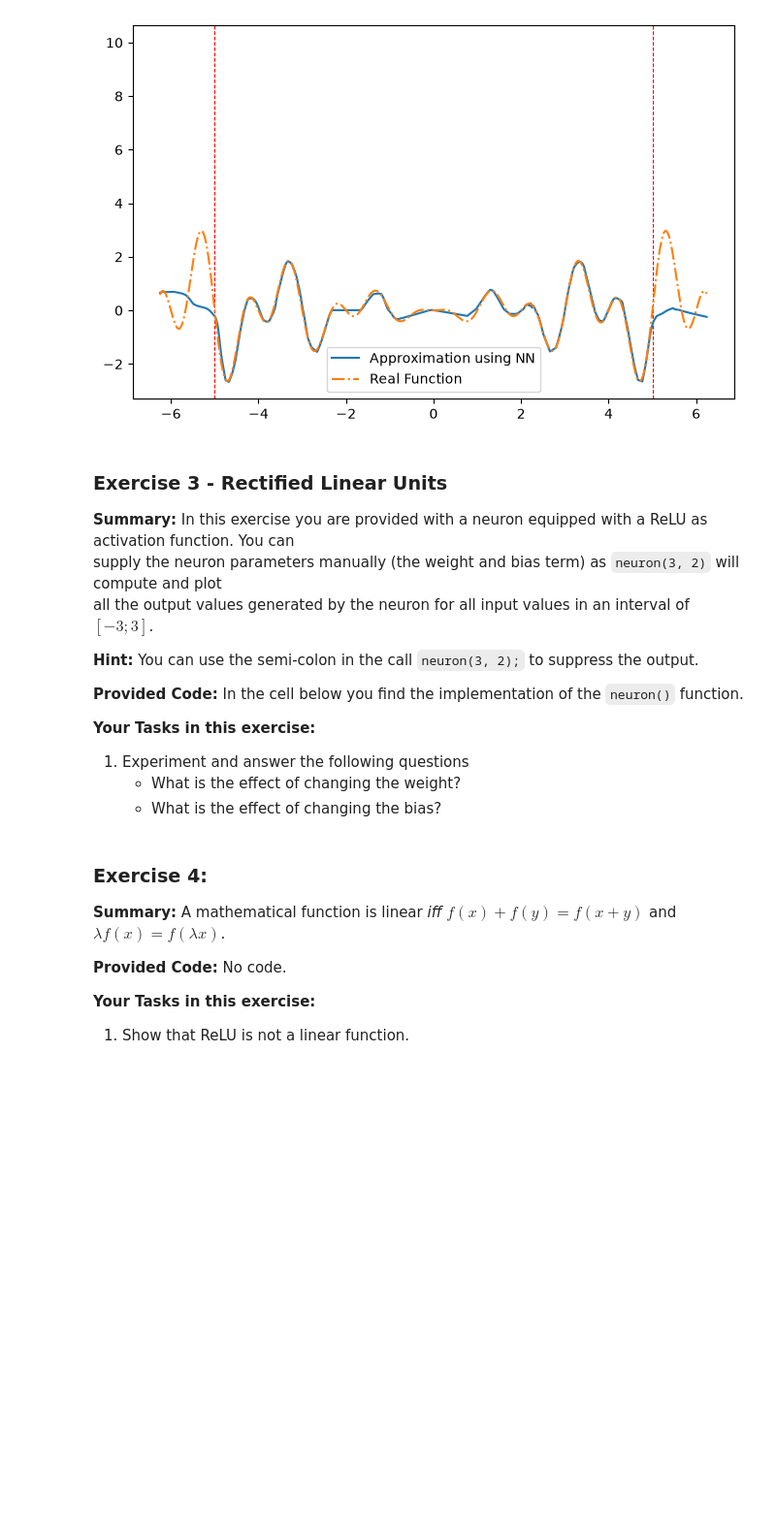
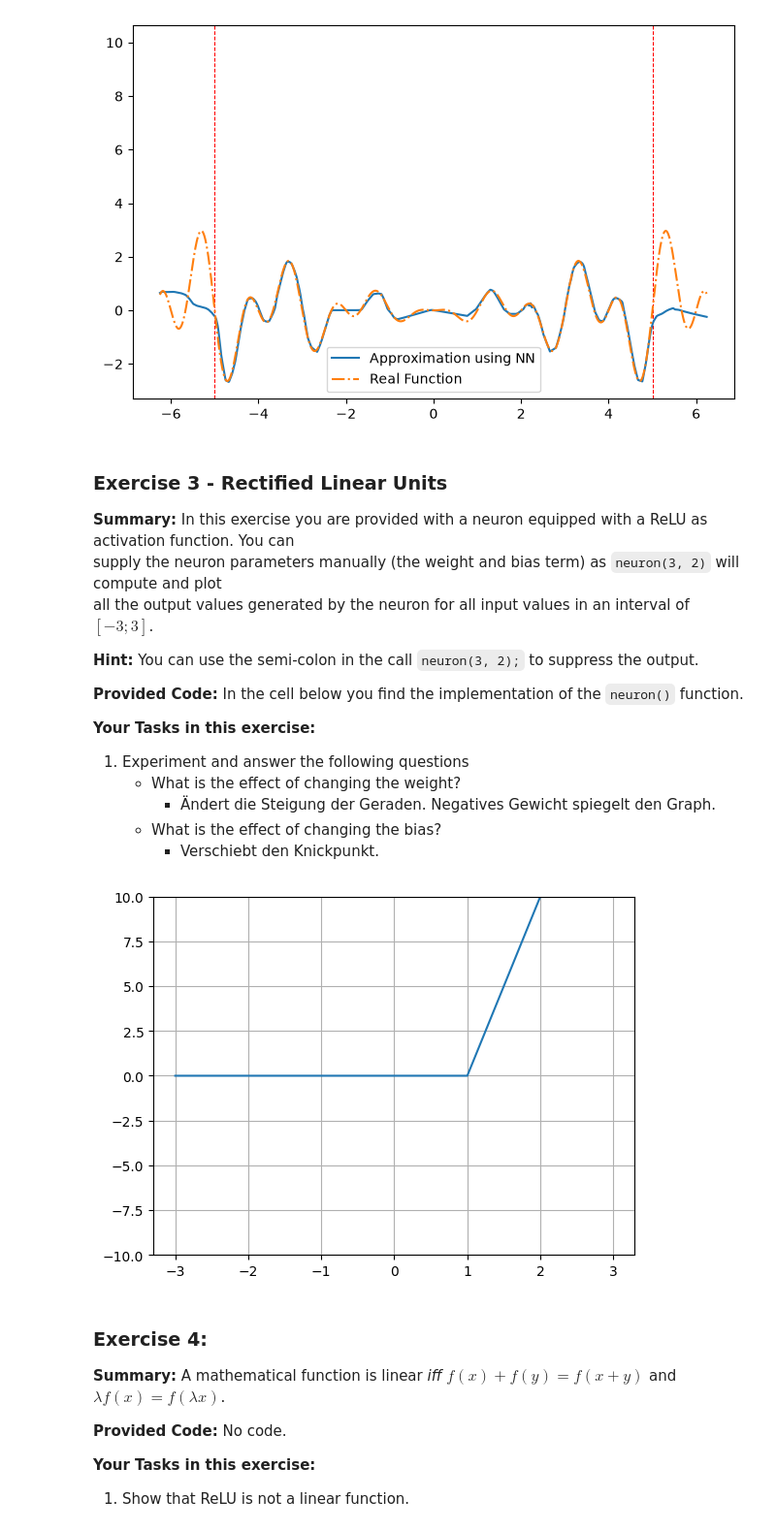
Before and after one commit to numanfh/neural-networks, a Jupyter notebook: Neural-Networks/ANN/ANN-Exercises.ipynb, the cells around one changed output. Shown at 97% size. Cells and saved outputs as stored; diff of their text form; code cells hidden in the pictures; blank space fills up the shorter version.

```diff
--- a/Neural-Networks/ANN/ANN-Exercises.ipynb
+++ b/Neural-Networks/ANN/ANN-Exercises.ipynb
@@ -270,7 +270,9 @@ Epoch 15/15
 
 1. Experiment and answer the following questions
     * What is the effect of changing the weight?
+      * Ändert die Steigung der Geraden. Negatives Gewicht spiegelt den Graph.
     * What is the effect of changing the bias?
+      * Verschiebt den Knickpunkt.
 # %%
 #@title **Provided Code:** ``neuron()`` function.
 import numpy as np
@@ -286,6 +288,25 @@ def neuron(w, b, plot=True):
         ax.grid(True, which='both')
         plt.plot(x, y)
     return y
+# %%
+#@title **Provided Code:** ``neuron()`` function.
+import numpy as np
+import tensorflow as tf
+import matplotlib.pyplot as plt
+
+def neuron(w, b, plot=True):
+    x = np.arange(-3, 3, 0.01)
+    y = tf.keras.activations.relu(x * w + b)
+    if plot:
+        fig, ax = plt.subplots()
+        plt.ylim((-10, 10))
+        ax.grid(True, which='both')
+        plt.plot(x, y)
+    return y
+
+neuron(10, -10);
+# %% [output]
+[figure, added]
 # %% [markdown]
 ### Exercise 4:
 
```
